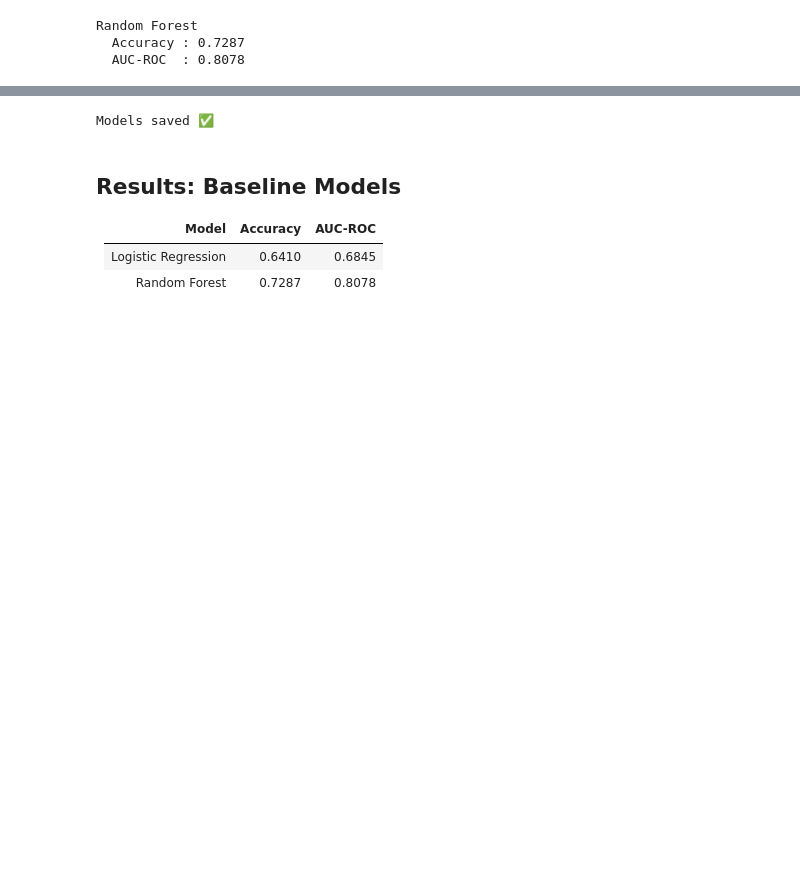
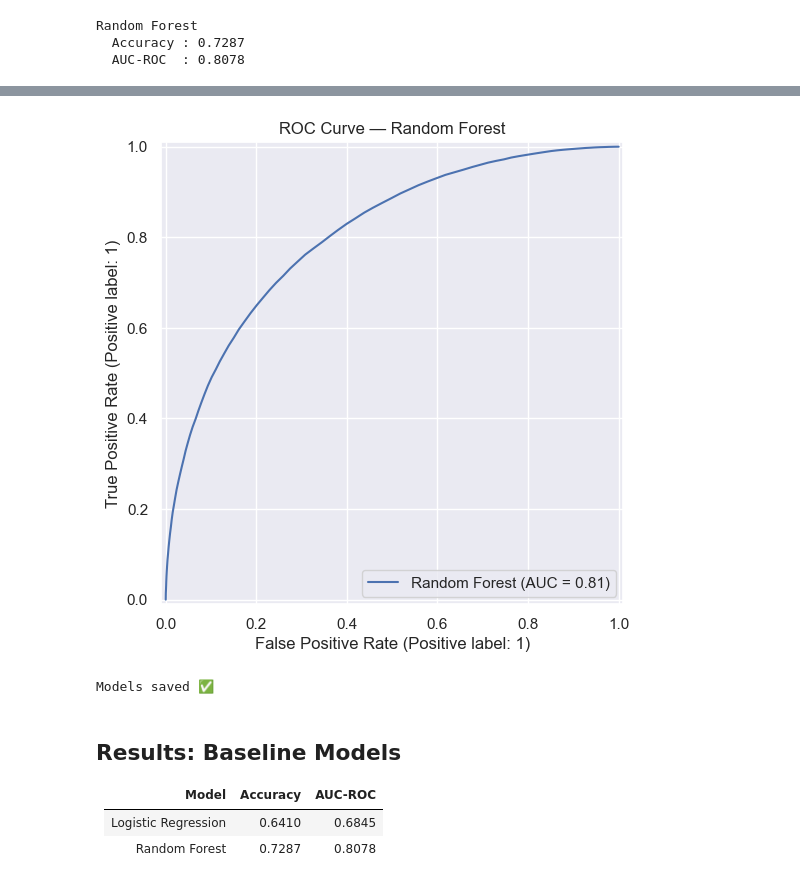
Before and after one commit to NuneGharibyan/higgs-boson-classification, a Jupyter notebook: notebooks/02_baseline_models.ipynb, the cells around one changed output, grey strips where cells are left out. Drawn from its saved outputs; the diff is of its cells as text; code cells hidden in the pictures; blank space fills up the shorter version.

```diff
--- a/notebooks/02_baseline_models.ipynb
+++ b/notebooks/02_baseline_models.ipynb
@@ -101,3 +97,12 @@ plt.show()
+# %%
+fig, ax = plt.subplots(figsize=(8, 6))
+RocCurveDisplay.from_predictions(y_test, y_prob_rf,
+    name=f"Random Forest", ax=ax)
+ax.set_title("ROC Curve — Random Forest")
+plt.savefig('../plots/roc_random_forest.png', dpi=150)
+plt.show()
+# %% [output]
+[figure, added]
 # %%
 import joblib
 
```
Also changed, not shown: parts of 2 cells of this notebook, 3 other files.
